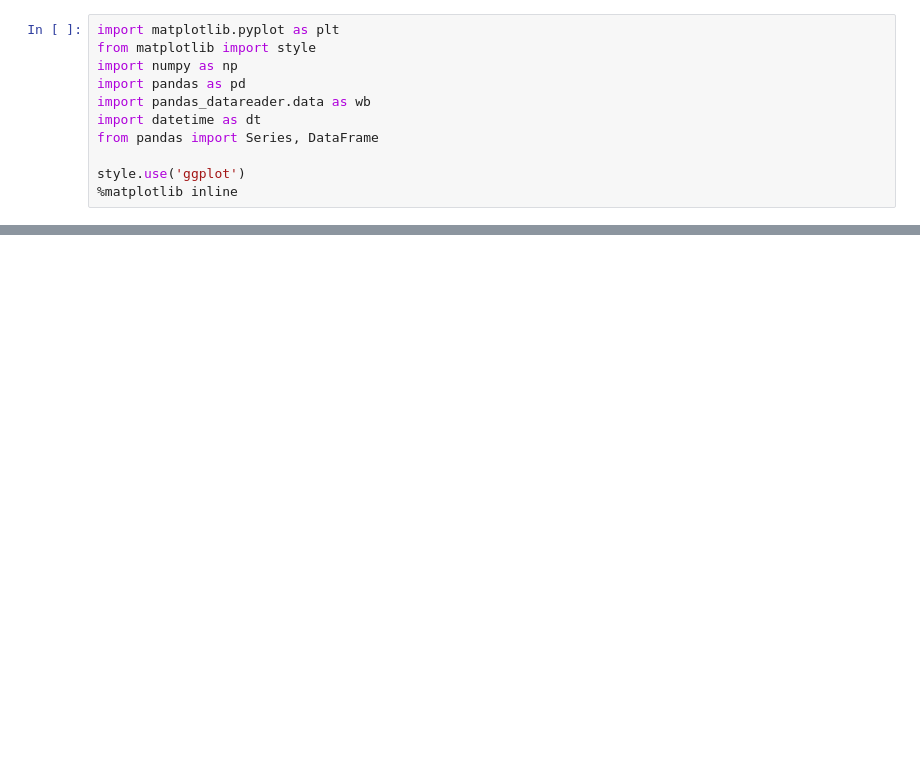
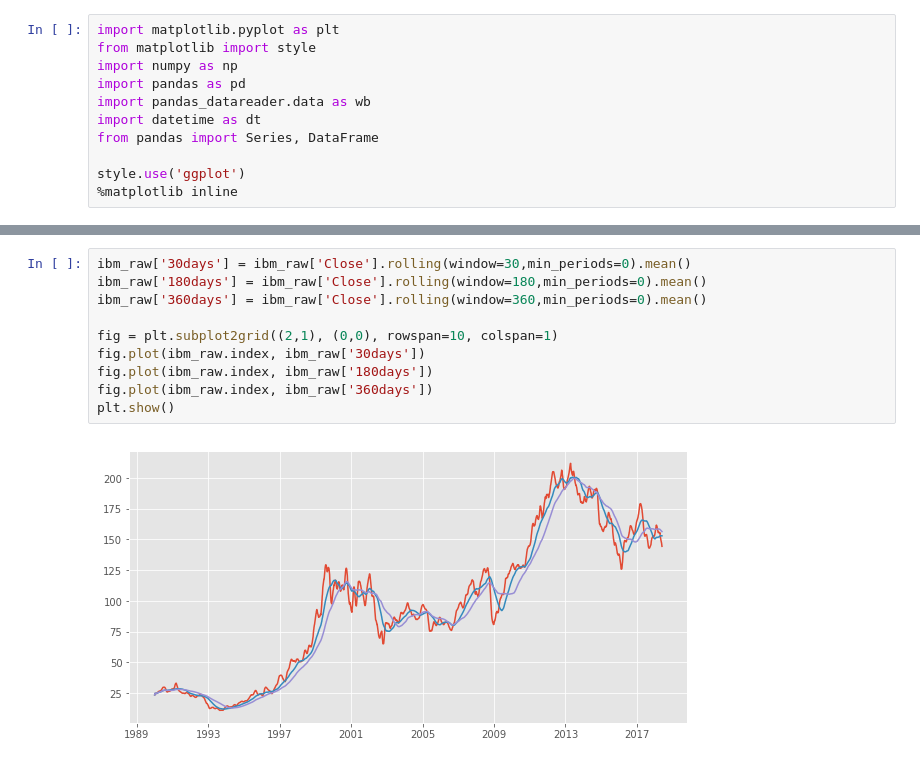
Before and after one commit to dmf42186/MSDS-7333-Quantifying-the-World, a Jupyter notebook: Unit 4 Case Study/Unit4_CaseStudy_Sudip.ipynb, the cells around one changed output, grey strips where cells are left out. Cells and saved outputs as stored; diff of their text form; blank space fills up the shorter version.

```diff
--- a/Unit 4 Case Study/Unit4_CaseStudy_Sudip.ipynb
+++ b/Unit 4 Case Study/Unit4_CaseStudy_Sudip.ipynb
@@ -55,0 +188,12 @@ display(ibm_raw.tail())
+# %%
+ibm_raw['30days'] = ibm_raw['Close'].rolling(window=30,min_periods=0).mean()
+ibm_raw['180days'] = ibm_raw['Close'].rolling(window=180,min_periods=0).mean()
+ibm_raw['360days'] = ibm_raw['Close'].rolling(window=360,min_periods=0).mean()
+
+fig = plt.subplot2grid((2,1), (0,0), rowspan=10, colspan=1)
+fig.plot(ibm_raw.index, ibm_raw['30days'])
+fig.plot(ibm_raw.index, ibm_raw['180days'])
+fig.plot(ibm_raw.index, ibm_raw['360days'])
+plt.show()
+# %% [output]
+[figure, added]
```
Also changed, not shown: parts of 52 cells of this notebook.
